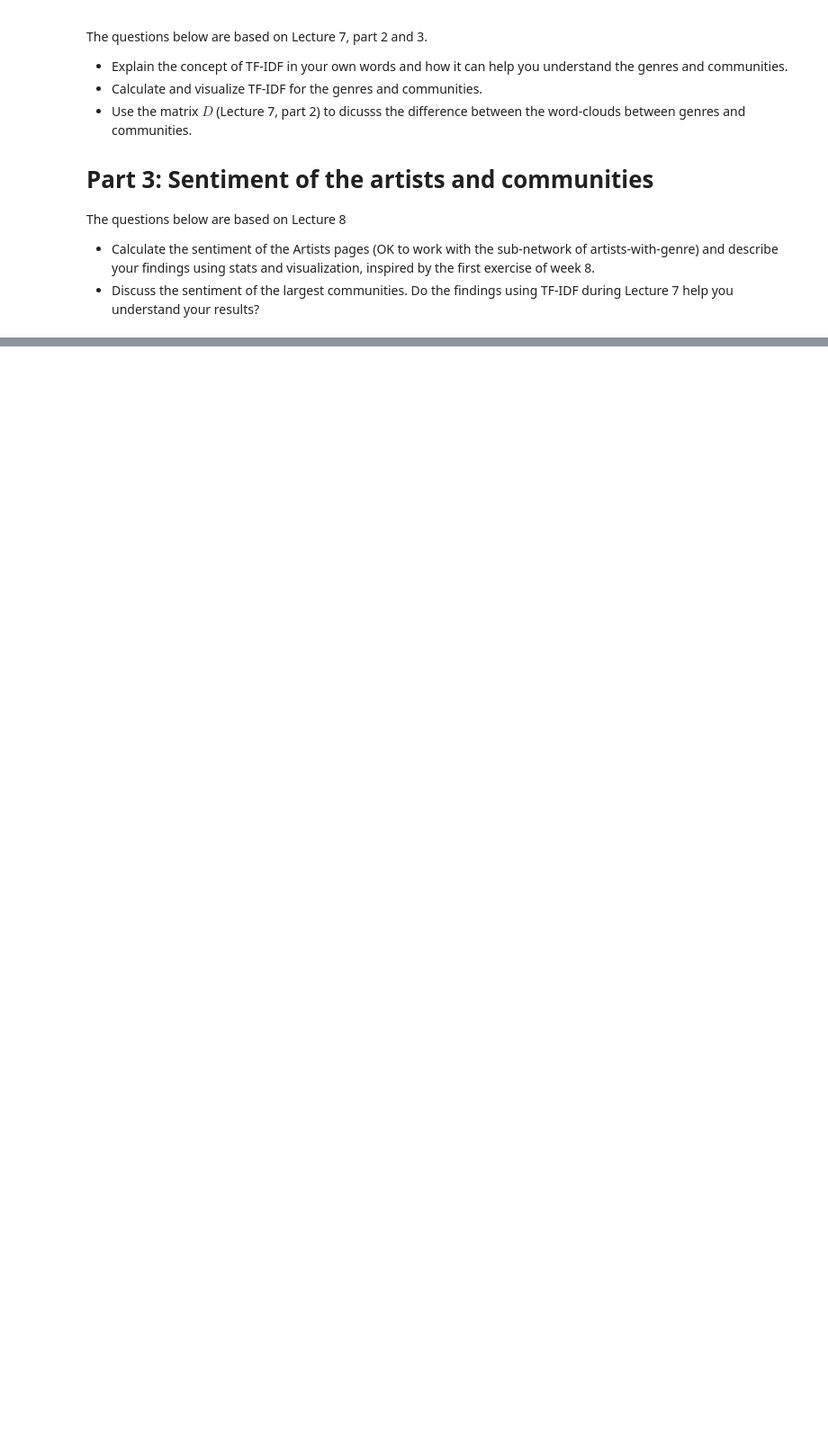
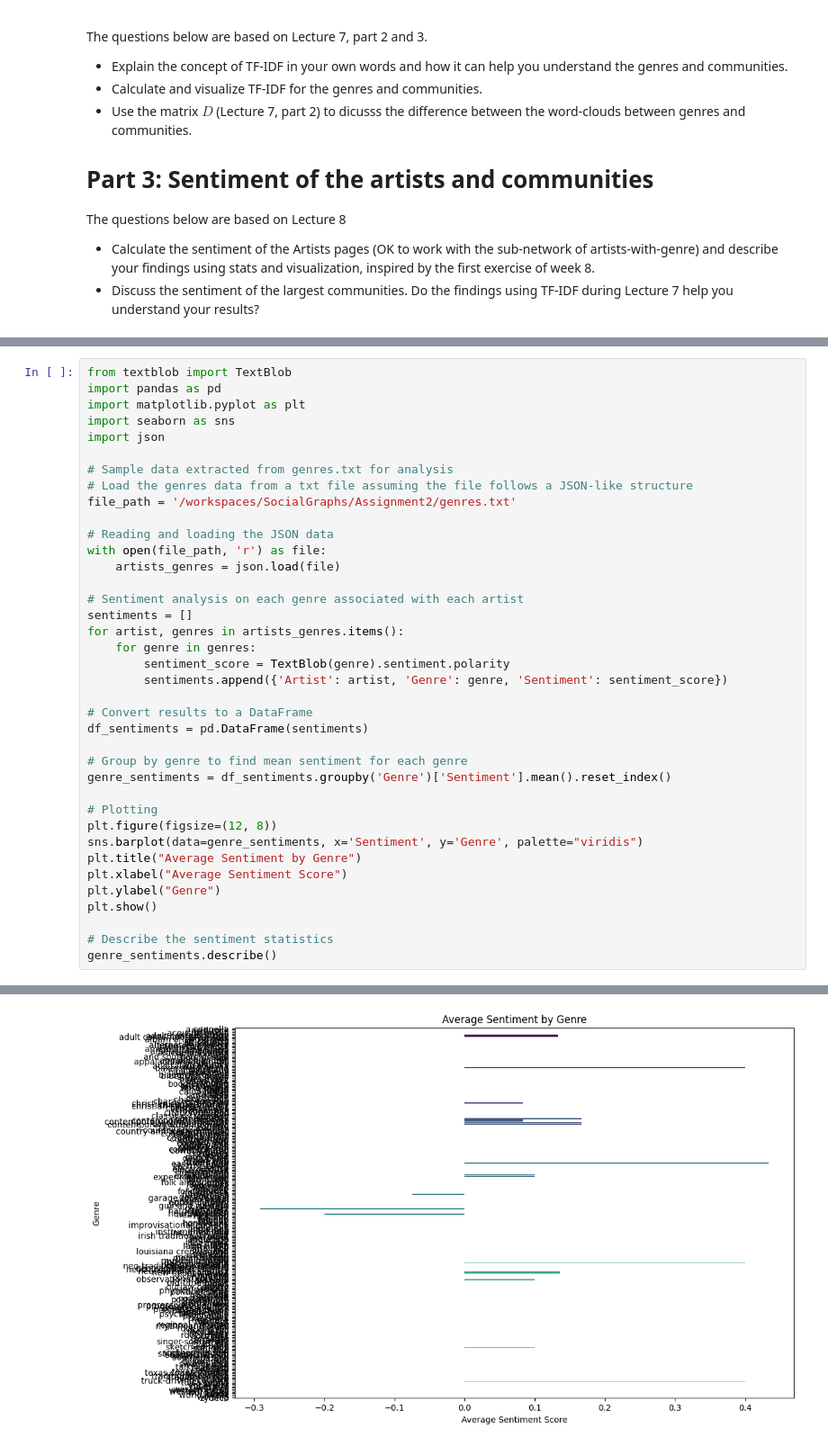
Before and after one commit to r0vina/SocialGraphs, a Jupyter notebook: Assignment2.ipynb, the cells around one changed output, grey strips where cells are left out. Shown: that part at 90% size. Drawn from its saved outputs; the diff is of its cells as text; blank space fills up the shorter version.

```diff
--- a/Assignment2.ipynb
+++ b/Assignment2.ipynb
@@ -81,0 +36,39 @@ plt.show()
+# %%
+from textblob import TextBlob
+import pandas as pd
+import matplotlib.pyplot as plt
+import seaborn as sns
+import json
+
+# Sample data extracted from genres.txt for analysis
+# Load the genres data from a txt file assuming the file follows a JSON-like structure
+file_path = '/workspaces/SocialGraphs/Assignment2/genres.txt'
+
+# Reading and loading the JSON data
+with open(file_path, 'r') as file:
+    artists_genres = json.load(file)
+
+# Sentiment analysis on each genre associated with each artist
+sentiments = []
+for artist, genres in artists_genres.items():
+    for genre in genres:
+        sentiment_score = TextBlob(genre).sentiment.polarity
+        sentiments.append({'Artist': artist, 'Genre': genre, 'Sentiment': sentiment_score})
+
+# Convert results to a DataFrame
+df_sentiments = pd.DataFrame(sentiments)
+
+# Group by genre to find mean sentiment for each genre
+genre_sentiments = df_sentiments.groupby('Genre')['Sentiment'].mean().reset_index()
+
+# Plotting
+plt.figure(figsize=(12, 8))
+sns.barplot(data=genre_sentiments, x='Sentiment', y='Genre', palette="viridis")
+plt.title("Average Sentiment by Genre")
+plt.xlabel("Average Sentiment Score")
+plt.ylabel("Genre")
+plt.show()
+
+# Describe the sentiment statistics
+genre_sentiments.describe()
+# %% [output]
@@ -81,0 +78 @@ plt.show()
+[figure, added]
```
Also changed, not shown: parts of 2 cells of this notebook.
